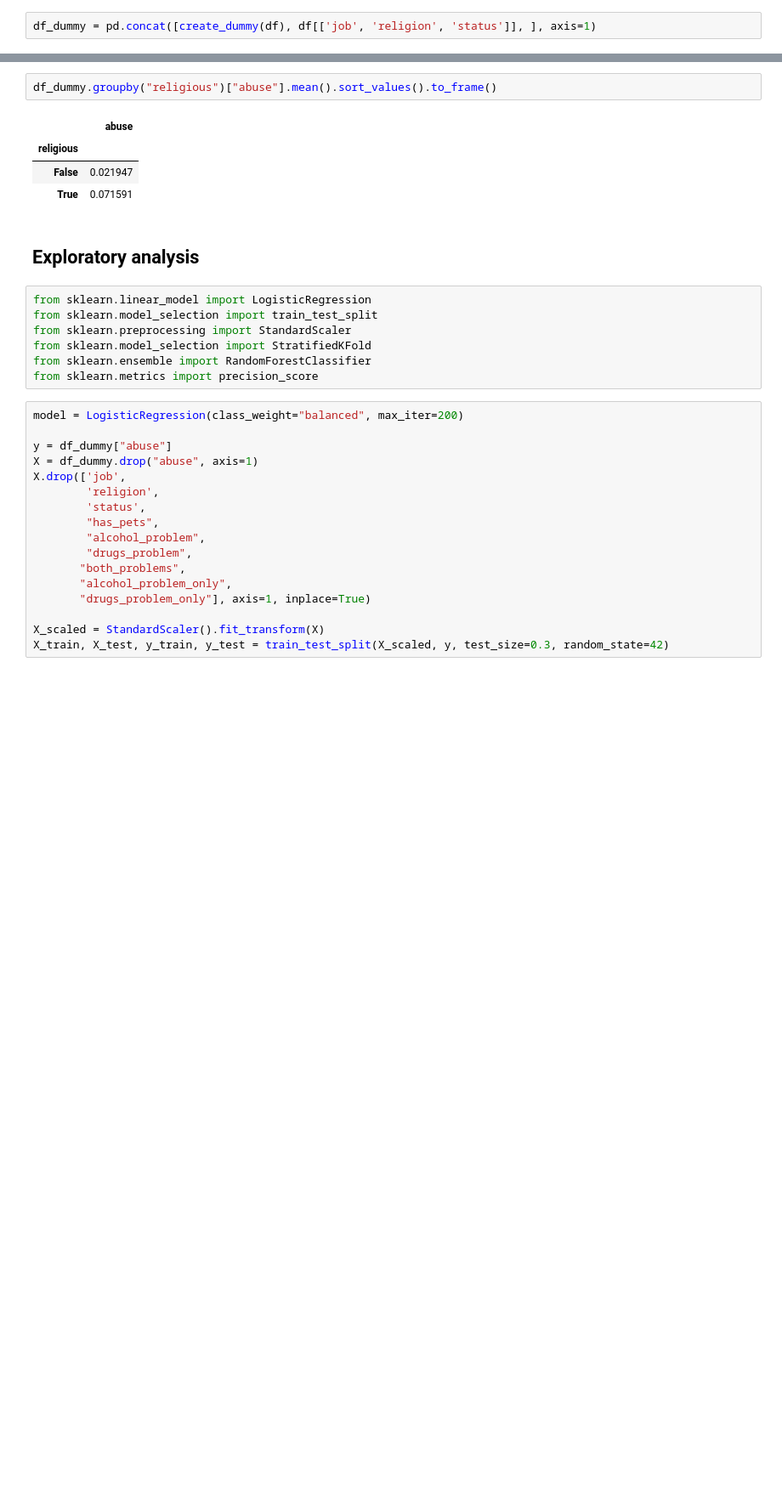
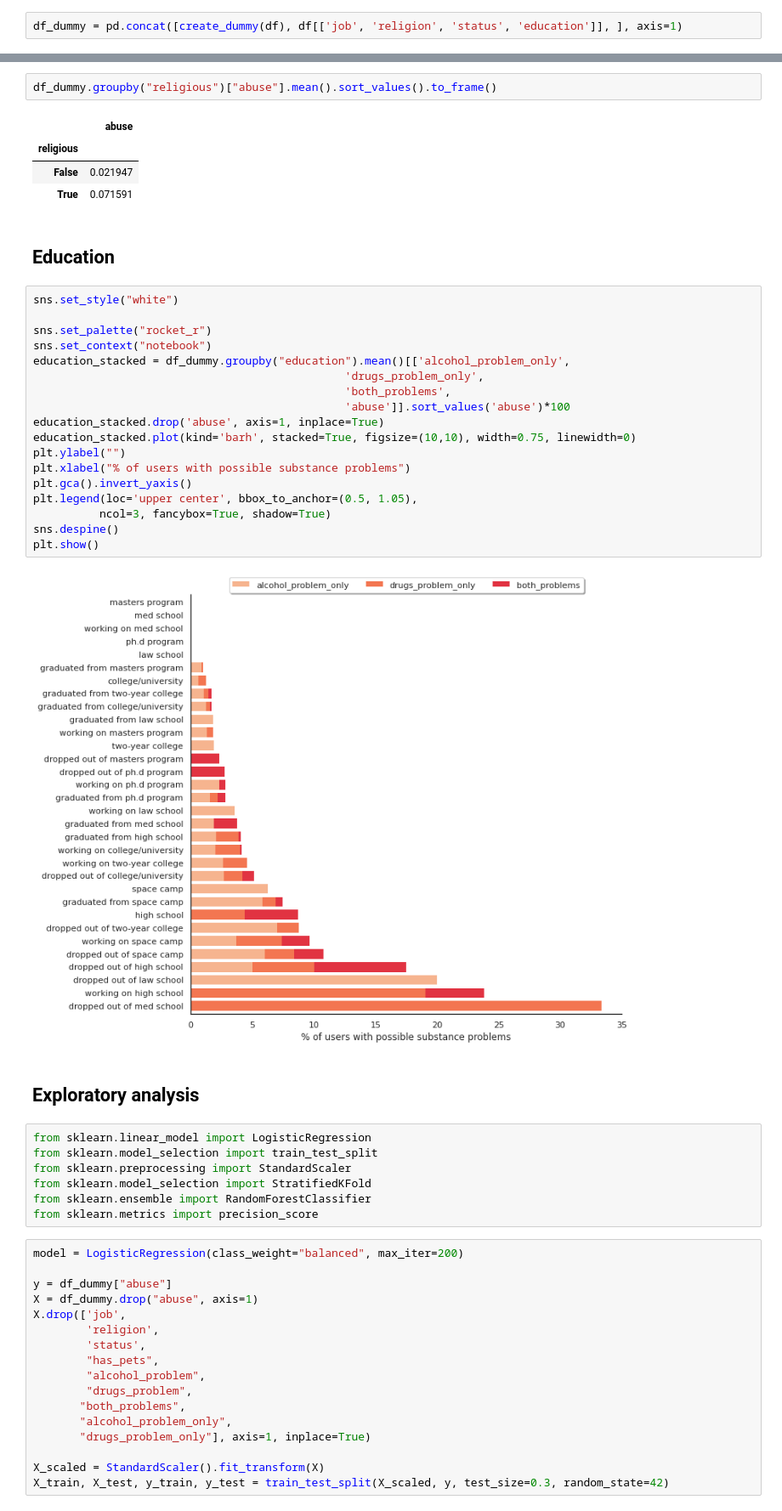
Before and after one commit to brunoarine/substance-problem-study, a Jupyter notebook: notebooks/project.ipynb, the cells around one changed output, grey strips where cells are left out. Shown at 85% size. Saved outputs shown, nothing was run; the diff lists cells and outputs as text; blank space fills up the shorter version.

Commit message:
feat: Group by education

```diff
--- a/notebooks/project.ipynb
+++ b/notebooks/project.ipynb
@@ -111,7 +111,7 @@ def create_dummy(df):
     df_new = pd.concat([df[num_cols], dummy_df], axis=1)
     return df_new
 # %%
-df_dummy = pd.concat([create_dummy(df), df[['job', 'religion', 'status']], ], axis=1)
+df_dummy = pd.concat([create_dummy(df), df[['job', 'religion', 'status', 'education']], ], axis=1)
 # %%
 sns.set_theme(style="whitegrid")
 # %% [markdown]
@@ -263,6 +263,28 @@ df_dummy.groupby("religious")["abuse"].mean().sort_values().to_frame()
 | religious |  |
 | False | 0.021947 |
 | True | 0.071591 |
+# %% [markdown]
+## Education
+# %%
+sns.set_style("white")
+
+sns.set_palette("rocket_r")
+sns.set_context("notebook")
+education_stacked = df_dummy.groupby("education").mean()[['alcohol_problem_only',
+                                               'drugs_problem_only',
+                                               'both_problems',
+                                               'abuse']].sort_values('abuse')*100
+education_stacked.drop('abuse', axis=1, inplace=True)
+education_stacked.plot(kind='barh', stacked=True, figsize=(10,10), width=0.75, linewidth=0)
+plt.ylabel("")
+plt.xlabel("% of users with possible substance problems")
+plt.gca().invert_yaxis()
+plt.legend(loc='upper center', bbox_to_anchor=(0.5, 1.05),
+          ncol=3, fancybox=True, shadow=True)
+sns.despine()
+plt.show()
+# %% [output]
+[figure, added]
 # %% [markdown]
 ## Exploratory analysis
 # %%
```
